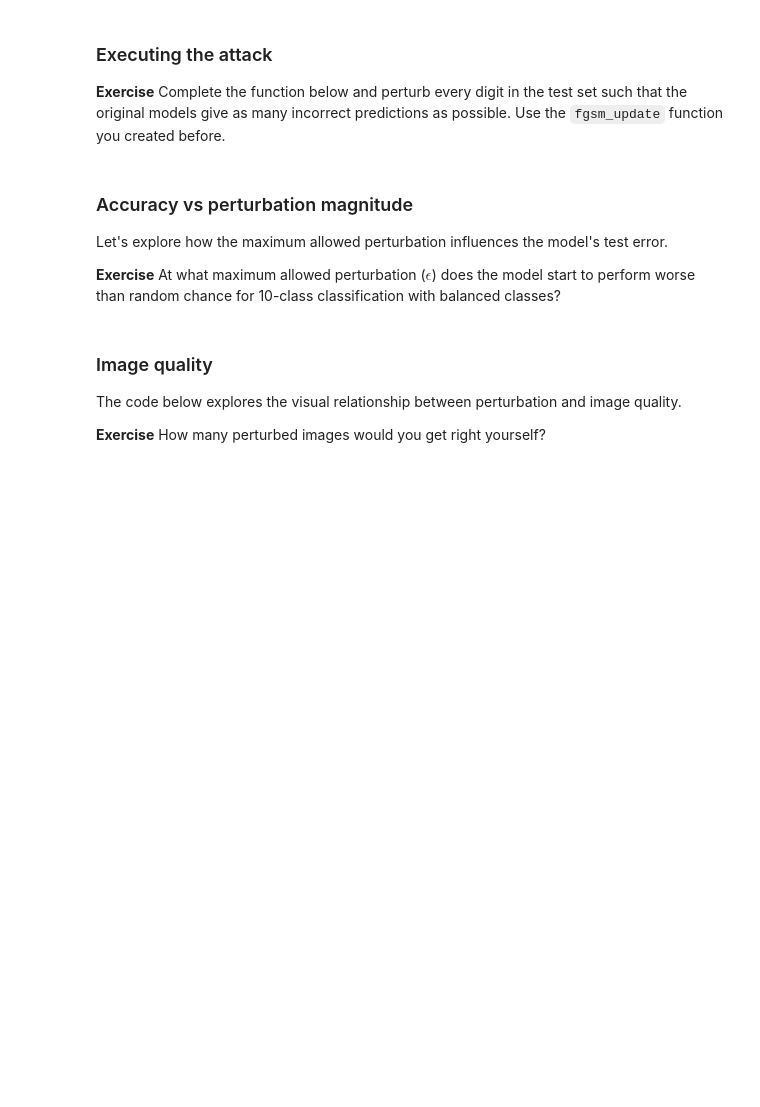
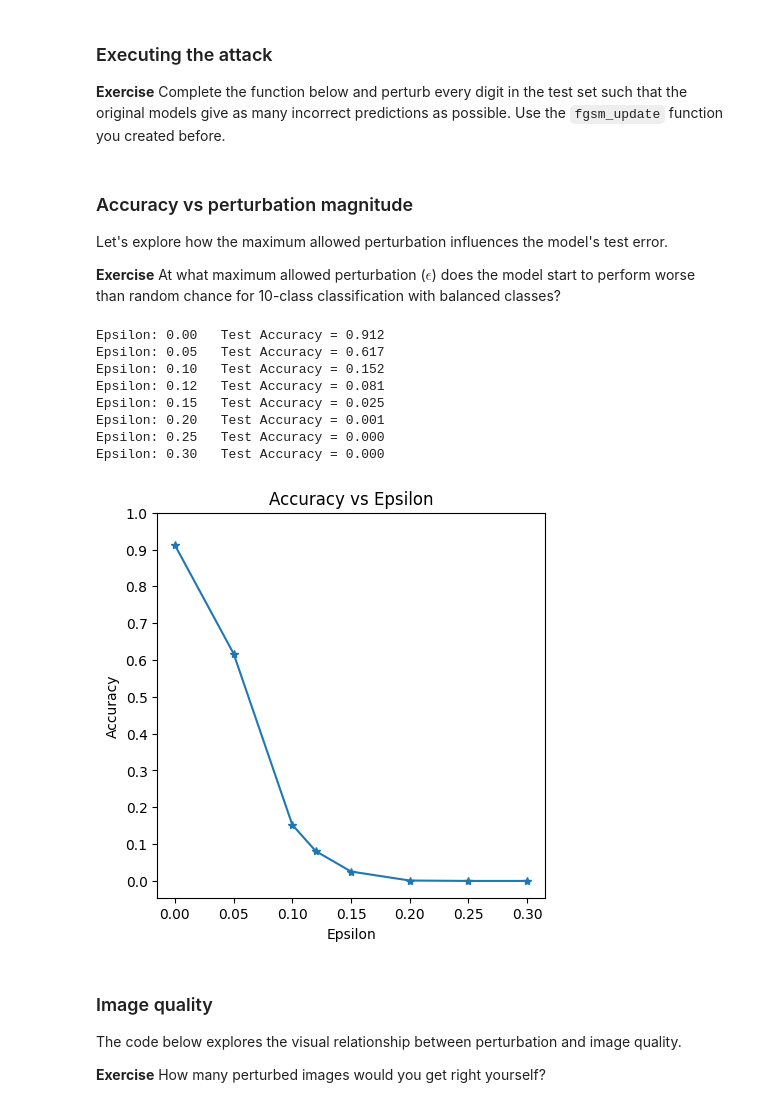
Before and after one commit to FarukZahiragic/ML_course, a Jupyter notebook: labs/ex09/template/ex09.ipynb, the cells around one changed output. Drawn from its saved outputs; the diff is of its cells as text; code cells hidden in the pictures; blank space fills up the shorter version.

Commit message:
Implement fgsm.

```diff
--- a/labs/ex09/template/ex09.ipynb
+++ b/labs/ex09/template/ex09.ipynb
@@ -212,12 +212,11 @@ class LeNetModel(torch.nn.Module):
         # ***************************************************
         # INSERT YOUR CODE HERE
         # ***************************************************
-        self.conv1 =  # TODO
-        self.conv2 = # TODO
-        self.conv2_drop = # TODO
-        self.fc1 = # TODO
-        self.fc2 = # TODO
-        raise NotImplementedError
+        self.conv1 =  torch.nn.Conv2d(1, 10, 5)
+        self.conv2 = torch.nn.Conv2d(10, 20, 5)
+        self.conv2_drop = torch.nn.Dropout2d()
+        self.fc1 = torch.nn.Linear(320, 50)
+        self.fc2 = torch.nn.Linear(50, 10)
 
     def forward(self, x):
         relu = torch.nn.functional.relu
@@ -287,14 +296,15 @@ def fgsm_update(image, data_grad, update_max_norm):
     # ***************************************************
     # Collect the element-wise sign of the data gradient
     # TODO
+    signs = torch.sign(data_grad)
     # Create the perturbed image by adjusting each pixel of the input image
     # TODO
+    perturbed_image = image + update_max_norm * signs
     # Adding clipping to maintain [0,1] range
     # TODO
     # Return the perturbed image
-    raise NotImplementedError
 
-    return perturbed_image
+    return torch.clip(perturbed_image, 0, 1)
 # %% [markdown]
 ### Executing the attack
 
@@ -337,8 +347,7 @@ def evaluate_attack(model, criterion, test_loader, update_max_norm):
         # ***************************************************
         # INSERT YOUR CODE HERE
         # ***************************************************
-        perturbed_data = ...  # TODO: use your FGSM function here
-        raise NotImplementedError
+        perturbed_data = fgsm_update(data, data.grad, update_max_norm)  # TODO: use your FGSM function here
 
         # Re-classify the perturbed batch
         output = model(perturbed_data)
@@ -378,23 +387,33 @@ __Exercise__ At what maximum allowed perturbation ($\epsilon$) does the model st
 # %%
 accuracies_logreg = []
 examples_logreg = []
 
-epsilons_logreg = [0, 0.05, 0.1, 0.15, 0.2, 0.25, 0.3]
+epsilons_logreg = [0, 0.05, 0.1, 0.12, 0.15, 0.2, 0.25, 0.3]
 
 # Run test for each epsilon
 for eps in epsilons_logreg:
     acc, ex = evaluate_attack(model_logreg, criterion, dataset_test, eps)
     accuracies_logreg.append(acc)
     examples_logreg.append(ex)
 
 plt.figure(figsize=(5, 5))
 plt.plot(epsilons_logreg, accuracies_logreg, "*-")
 plt.yticks(np.arange(0, 1.1, step=0.1))
 plt.xticks(np.arange(0, 0.35, step=0.05))
 plt.title("Accuracy vs Epsilon")
 plt.xlabel("Epsilon")
 plt.ylabel("Accuracy")
 plt.show()
+# %% [output]
+Epsilon: 0.00   Test Accuracy = 0.912
+Epsilon: 0.05   Test Accuracy = 0.617
+Epsilon: 0.10   Test Accuracy = 0.152
+Epsilon: 0.12   Test Accuracy = 0.081
+Epsilon: 0.15   Test Accuracy = 0.025
+Epsilon: 0.20   Test Accuracy = 0.001
+Epsilon: 0.25   Test Accuracy = 0.000
+Epsilon: 0.30   Test Accuracy = 0.000
+[figure, added]
 # %% [markdown]
 ### Image quality
 
```
Also changed, not shown: parts of 7 cells of this notebook.
